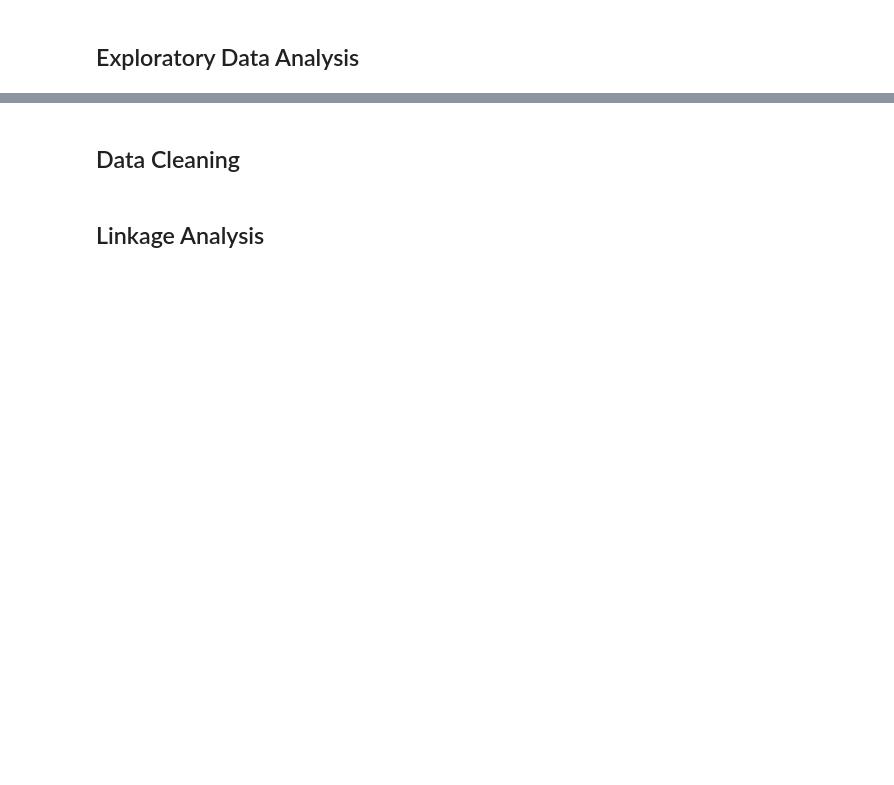
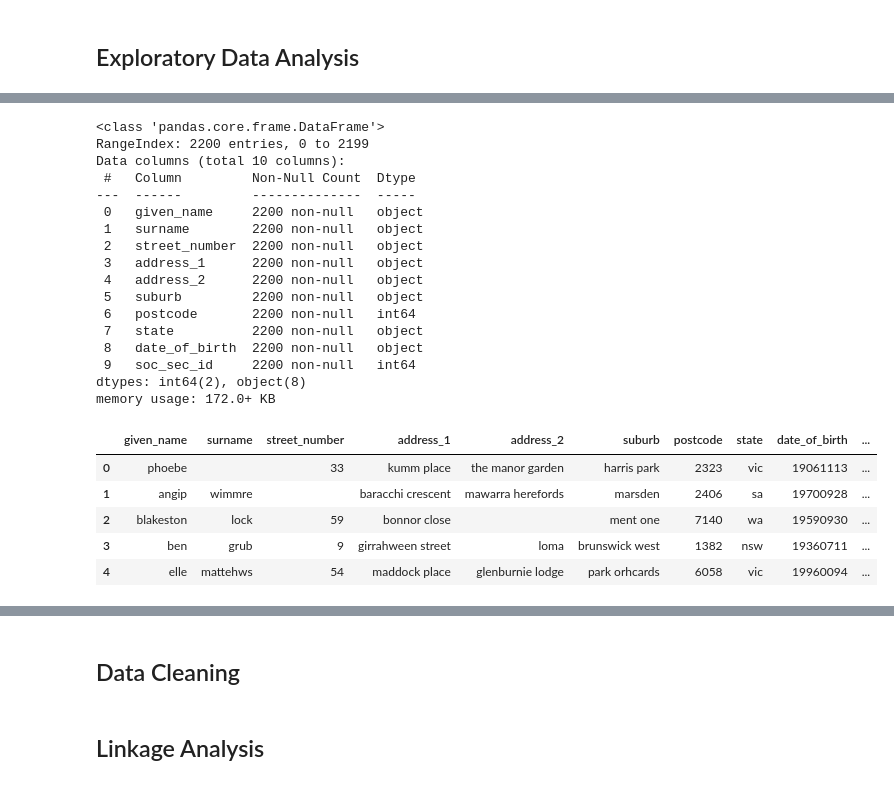
Before and after one commit to vhollingshead/da_skills_assessment, a Jupyter notebook: CPL_DA_Skills_Assessment.ipynb, the cells around one changed output, grey strips where cells are left out. Drawn from its saved outputs; the diff is of its cells as text; code cells hidden in the pictures; blank space fills up the shorter version.

```diff
--- a/CPL_DA_Skills_Assessment.ipynb
+++ b/CPL_DA_Skills_Assessment.ipynb
@@ -12,0 +57,30 @@ ModuleNotFoundError: No module named 'pandas'
+# %%
+# Basic Information for Link Test B
+link_testb_df.info()
+display(link_testb_df.head())
+display(link_testb_df.tail())
+display(link_testb_df.sample(5))
+# %% [output]
+<class 'pandas.core.frame.DataFrame'>
+RangeIndex: 2200 entries, 0 to 2199
+Data columns (total 10 columns):
+ #   Column         Non-Null Count  Dtype
+---  ------         --------------  -----
+ 0   given_name     2200 non-null   object
+ 1   surname        2200 non-null   object
+ 2   street_number  2200 non-null   object
+ 3   address_1      2200 non-null   object
+ 4   address_2      2200 non-null   object
+ 5   suburb         2200 non-null   object
+ 6   postcode       2200 non-null   int64
+ 7   state          2200 non-null   object
+ 8   date_of_birth  2200 non-null   object
+ 9   soc_sec_id     2200 non-null   int64
+dtypes: int64(2), object(8)
+memory usage: 172.0+ KB
+|  | given_name | surname | street_number | address_1 | address_2 | suburb | postcode | state | date_of_birth | ... |
+| 0 | phoebe |  | 33 | kumm place | the manor garden | harris park | 2323 | vic | 19061113 | ... |
+| 1 | angip | wimmre |  | baracchi crescent | mawarra herefords | marsden | 2406 | sa | 19700928 | ... |
+| 2 | blakeston | lock | 59 | bonnor close |  | ment one | 7140 | wa | 19590930 | ... |
+| 3 | ben | grub | 9 | girrahween street | loma | brunswick west | 1382 | nsw | 19360711 | ... |
+| 4 | elle | mattehws | 54 | maddock place | glenburnie lodge | park orhcards | 6058 | vic | 19960094 | ... |
```
Also changed, not shown: parts of 7 cells of this notebook.
